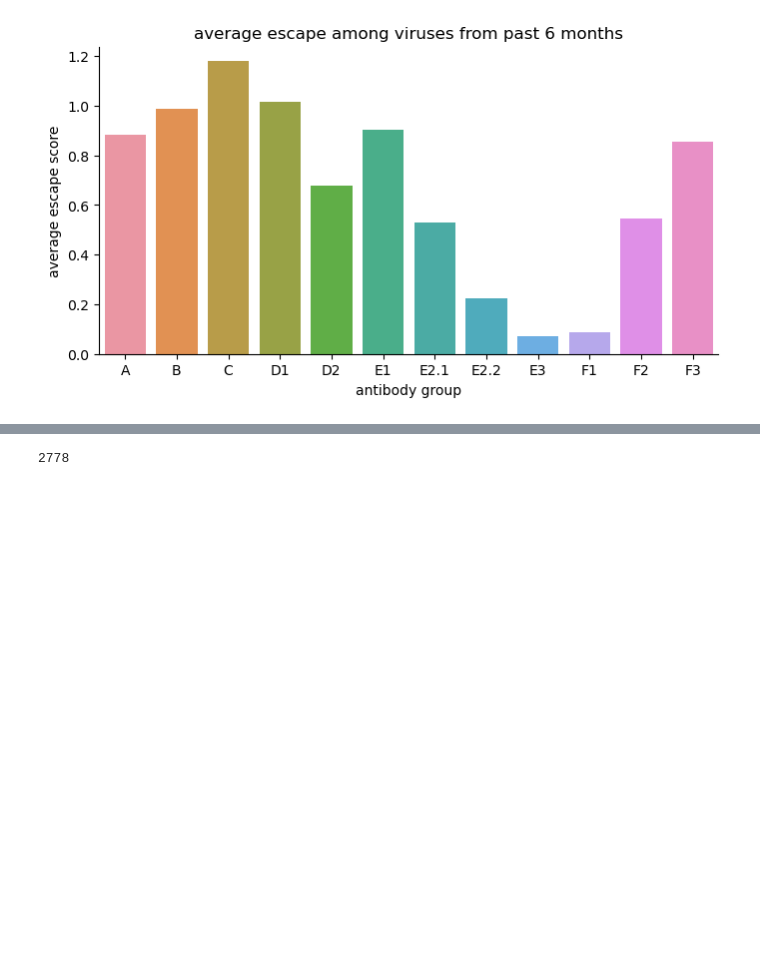
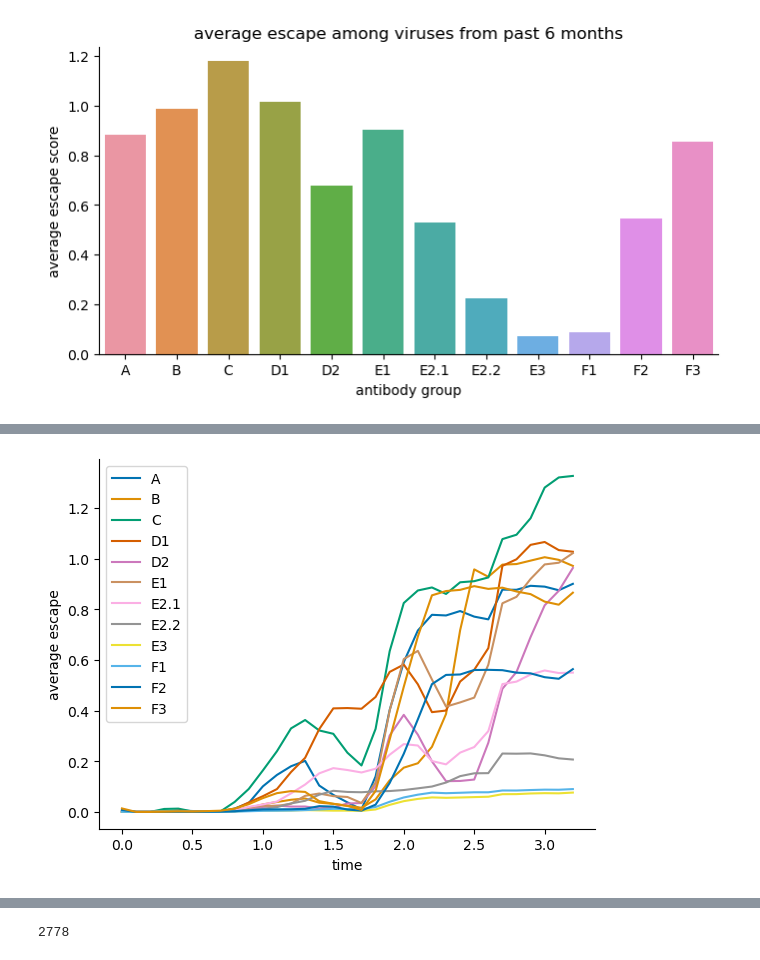
Before and after one commit to matsengrp/ncov-ab-escape, a Jupyter notebook: analysis_code_3K.ipynb, the cells around one changed output, grey strips where cells are left out. Drawn from its saved outputs; the diff is of its cells as text; code cells hidden in the pictures; blank space fills up the shorter version.

Commit message:
Add analysis of escape over time

```diff
--- a/analysis_code_3K.ipynb
+++ b/analysis_code_3K.ipynb
@@ -114,0 +116,32 @@ ab_group_df.groupby('time').mean()
+# %%
+# Make a dictionary for keeping track of averages in each window
+window_data = defaultdict(list)
+
+# Get a sorted list of unique antibody groups
+antibody_groups = sorted(escape_df['ab_group'].unique())
+
+# Iterate over each window and record data
+for left_side_of_window in list_of_left_sides_of_windows:
+    right_side_of_window = left_side_of_window + window_width
+
+    # Loop over antibodies, and compute the average amount that
+    # viruses have escaped each antibody
+    for antibody_group in antibody_groups:
+
+        # Get data for viruses within a given window
+        data = escape_df[
+            (escape_df['time'].between(left_side_of_window, right_side_of_window)) &
+            (escape_df['ab_group'] == antibody_group)
+        ]
+
+        window_data["left_side"].append(left_side_of_window)
+        window_data["antibody_group"].append(antibody_group)
+        window_data["mean_escape"].append(data['escape_score'].mean())
+
+window_data = pd.DataFrame(window_data)
+print(window_data.info())
+window_data.head()
+# %%
+window_data = pd.DataFrame(window_data)
+print(window_data.info())
+window_data.head()
@@ -114,0 +166,12 @@ ab_group_df.groupby('time').mean()
+# %%
+sns.lineplot(
+    x='left_side', y='mean_escape', data=window_data,
+    hue='antibody_group', palette='colorblind'
+)
+plt.legend()
+plt.xlabel('time')
+plt.ylabel('average escape')
+sns.despine()
+plt.show()
+# %% [output]
+[figure, added]
```
Also changed, not shown: parts of 10 cells of this notebook.
